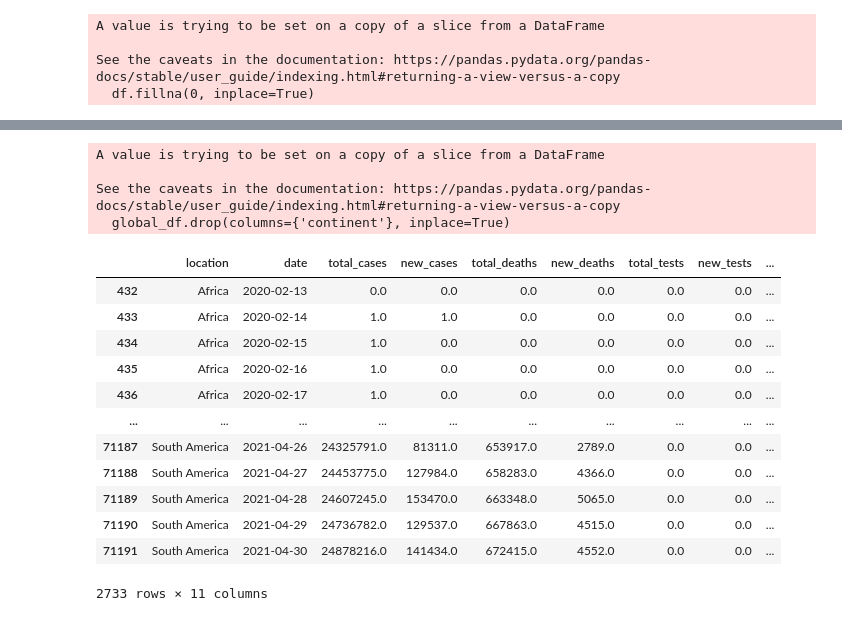
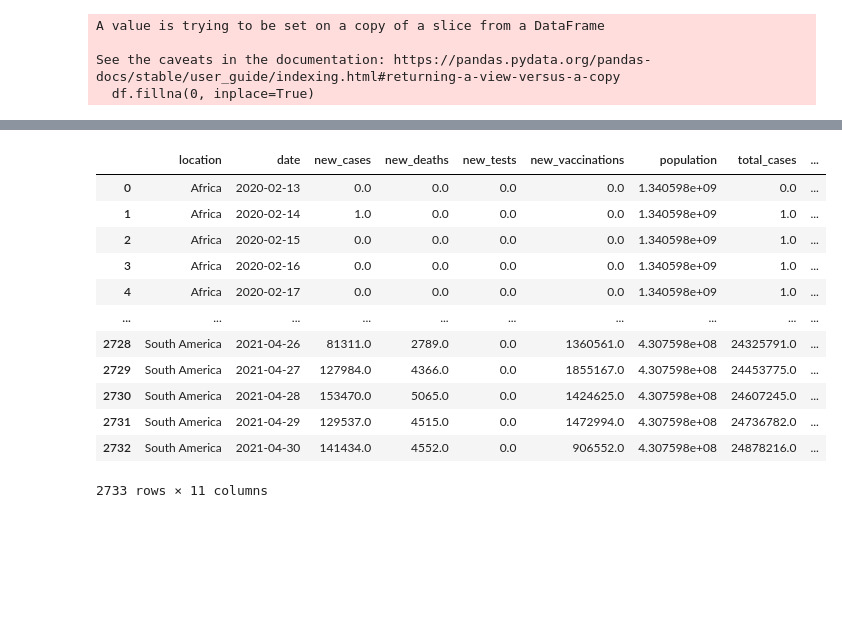
Before and after one commit to icanooooo/Data_Exploration_and_Dashboard_Development, a Jupyter notebook: DataExploration.ipynb, the cells around one changed output, grey strips where cells are left out. Cells and saved outputs as stored; diff of their text form; code cells hidden in the pictures; blank space fills up the shorter version.

```diff
--- a/DataExploration.ipynb
+++ b/DataExploration.ipynb
@@ -89,27 +134,25 @@ See the caveats in the documentation: https://pandas.pydata.org/pandas-docs/stab
 # %%
 global_df = df[df['continent'] == 0]
-global_df.drop(columns={'continent'}, inplace=True)
 global_df = global_df[~global_df['location'].isin(['European Union', 'International', 'World'])]
 
+global_df.reset_index(inplace=True)
+global_df.drop(columns={'continent', 'index'}, inplace=True)
+
 global_df
 # %% [output]
+|  | location | date | new_cases | new_deaths | new_tests | new_vaccinations | population | total_cases | ... |
+| 0 | Africa | 2020-02-13 | 0.0 | 0.0 | 0.0 | 0.0 | 1.340598e+09 | 0.0 | ... |
+| 1 | Africa | 2020-02-14 | 1.0 | 0.0 | 0.0 | 0.0 | 1.340598e+09 | 1.0 | ... |
+| 2 | Africa | 2020-02-15 | 0.0 | 0.0 | 0.0 | 0.0 | 1.340598e+09 | 1.0 | ... |
+| 3 | Africa | 2020-02-16 | 0.0 | 0.0 | 0.0 | 0.0 | 1.340598e+09 | 1.0 | ... |
+| 4 | Africa | 2020-02-17 | 0.0 | 0.0 | 0.0 | 0.0 | 1.340598e+09 | 1.0 | ... |
+| ... | ... | ... | ... | ... | ... | ... | ... | ... | ... |
+| 2728 | South America | 2021-04-26 | 81311.0 | 2789.0 | 0.0 | 1360561.0 | 4.307598e+08 | 24325791.0 | ... |
+| 2729 | South America | 2021-04-27 | 127984.0 | 4366.0 | 0.0 | 1855167.0 | 4.307598e+08 | 24453775.0 | ... |
+| 2730 | South America | 2021-04-28 | 153470.0 | 5065.0 | 0.0 | 1424625.0 | 4.307598e+08 | 24607245.0 | ... |
+| 2731 | South America | 2021-04-29 | 129537.0 | 4515.0 | 0.0 | 1472994.0 | 4.307598e+08 | 24736782.0 | ... |
+| 2732 | South America | 2021-04-30 | 141434.0 | 4552.0 | 0.0 | 906552.0 | 4.307598e+08 | 24878216.0 | ... |
-A value is trying to be set on a copy of a slice from a DataFrame
-
-See the caveats in the documentation: https://pandas.pydata.org/pandas-docs/stable/user_guide/indexing.html#returning-a-view-versus-a-copy
-  global_df.drop(columns={'continent'}, inplace=True)
+2733 rows × 11 columns
-|  | location | date | total_cases | new_cases | total_deaths | new_deaths | total_tests | new_tests | ... |
-| 432 | Africa | 2020-02-13 | 0.0 | 0.0 | 0.0 | 0.0 | 0.0 | 0.0 | ... |
-| 433 | Africa | 2020-02-14 | 1.0 | 1.0 | 0.0 | 0.0 | 0.0 | 0.0 | ... |
-| 434 | Africa | 2020-02-15 | 1.0 | 0.0 | 0.0 | 0.0 | 0.0 | 0.0 | ... |
-| 435 | Africa | 2020-02-16 | 1.0 | 0.0 | 0.0 | 0.0 | 0.0 | 0.0 | ... |
-| 436 | Africa | 2020-02-17 | 1.0 | 0.0 | 0.0 | 0.0 | 0.0 | 0.0 | ... |
-| ... | ... | ... | ... | ... | ... | ... | ... | ... | ... |
-| 71187 | South America | 2021-04-26 | 24325791.0 | 81311.0 | 653917.0 | 2789.0 | 0.0 | 0.0 | ... |
-| 71188 | South America | 2021-04-27 | 24453775.0 | 127984.0 | 658283.0 | 4366.0 | 0.0 | 0.0 | ... |
-| 71189 | South America | 2021-04-28 | 24607245.0 | 153470.0 | 663348.0 | 5065.0 | 0.0 | 0.0 | ... |
-| 71190 | South America | 2021-04-29 | 24736782.0 | 129537.0 | 667863.0 | 4515.0 | 0.0 | 0.0 | ... |
-| 71191 | South America | 2021-04-30 | 24878216.0 | 141434.0 | 672415.0 | 4552.0 | 0.0 | 0.0 | ... |
-2733 rows × 11 columns
 # %%
 # Removing Continent Columns
 
```
Also changed, not shown: parts of 16 cells of this notebook.
